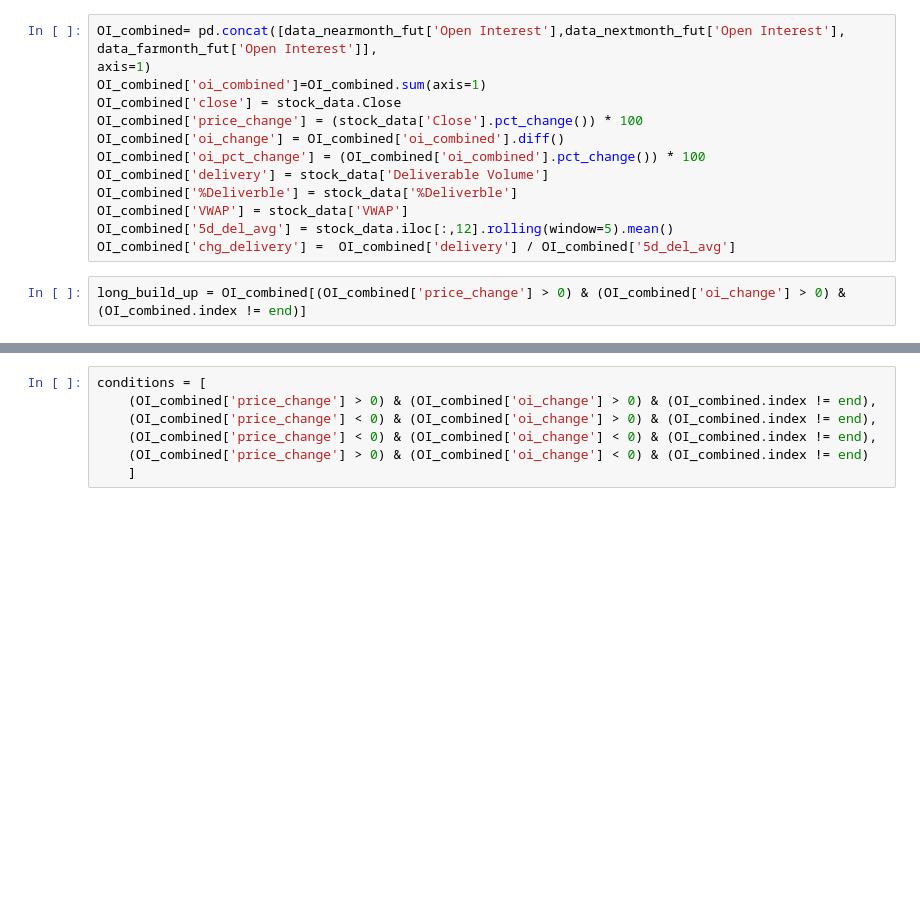
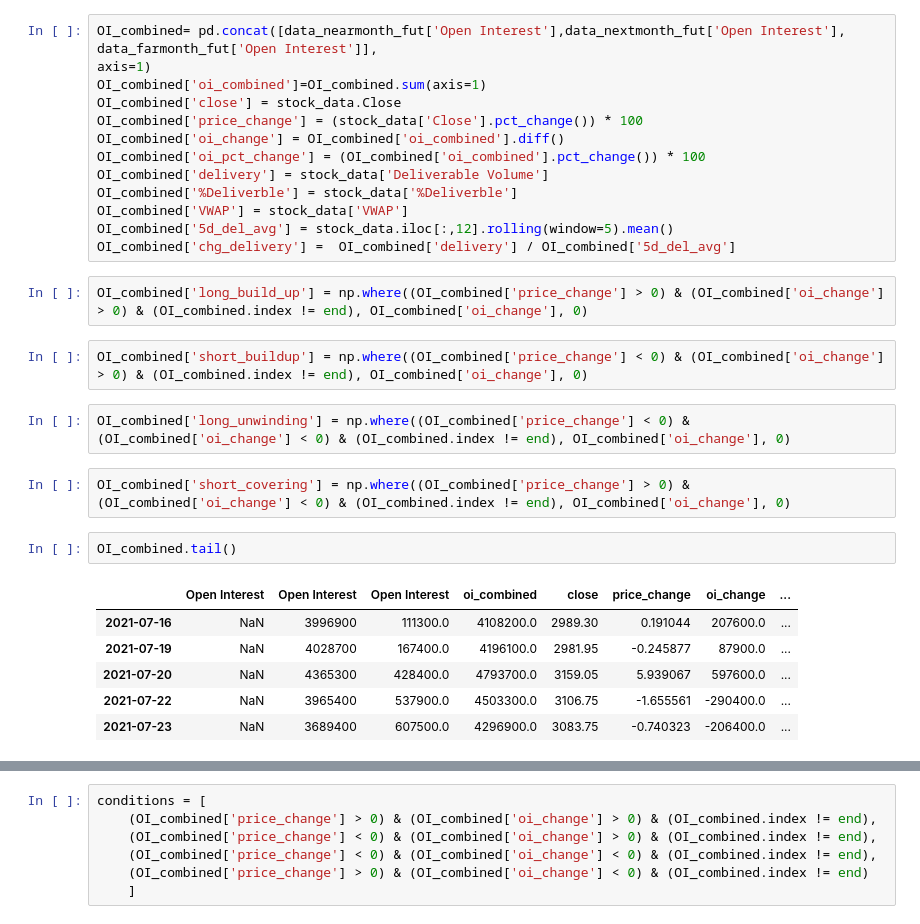
Before and after one commit to yogesh-kamble/stock_analysis, a Jupyter notebook: stock_oi_delivery.ipynb, the cells around one changed output, grey strips where cells are left out. Drawn from its saved outputs; the diff is of its cells as text; blank space fills up the shorter version.

```diff
--- a/stock_oi_delivery.ipynb
+++ b/stock_oi_delivery.ipynb
@@ -41,4 +41,19 @@ OI_combined['VWAP'] = stock_data['VWAP']
 OI_combined['5d_del_avg'] = stock_data.iloc[:,12].rolling(window=5).mean()
 OI_combined['chg_delivery'] =  OI_combined['delivery'] / OI_combined['5d_del_avg']
 # %%
-long_build_up = OI_combined[(OI_combined['price_change'] > 0) & (OI_combined['oi_change'] > 0) & (OI_combined.index != end)]
+OI_combined['long_build_up'] = np.where((OI_combined['price_change'] > 0) & (OI_combined['oi_change'] > 0) & (OI_combined.index != end), OI_combined['oi_change'], 0)
+# %%
+OI_combined['short_buildup'] = np.where((OI_combined['price_change'] < 0) & (OI_combined['oi_change'] > 0) & (OI_combined.index != end), OI_combined['oi_change'], 0)
+# %%
+OI_combined['long_unwinding'] = np.where((OI_combined['price_change'] < 0) & (OI_combined['oi_change'] < 0) & (OI_combined.index != end), OI_combined['oi_change'], 0)
+# %%
+OI_combined['short_covering'] = np.where((OI_combined['price_change'] > 0) & (OI_combined['oi_change'] < 0) & (OI_combined.index != end), OI_combined['oi_change'], 0)
+# %%
+OI_combined.tail()
+# %% [output]
+|  | Open Interest | Open Interest | Open Interest | oi_combined | close | price_change | oi_change | ... |
+| 2021-07-16 | NaN | 3996900 | 111300.0 | 4108200.0 | 2989.30 | 0.191044 | 207600.0 | ... |
+| 2021-07-19 | NaN | 4028700 | 167400.0 | 4196100.0 | 2981.95 | -0.245877 | 87900.0 | ... |
+| 2021-07-20 | NaN | 4365300 | 428400.0 | 4793700.0 | 3159.05 | 5.939067 | 597600.0 | ... |
+| 2021-07-22 | NaN | 3965400 | 537900.0 | 4503300.0 | 3106.75 | -1.655561 | -290400.0 | ... |
+| 2021-07-23 | NaN | 3689400 | 607500.0 | 4296900.0 | 3083.75 | -0.740323 | -206400.0 | ... |
```
Also changed, not shown: parts of 10 cells of this notebook, 1 other file.
